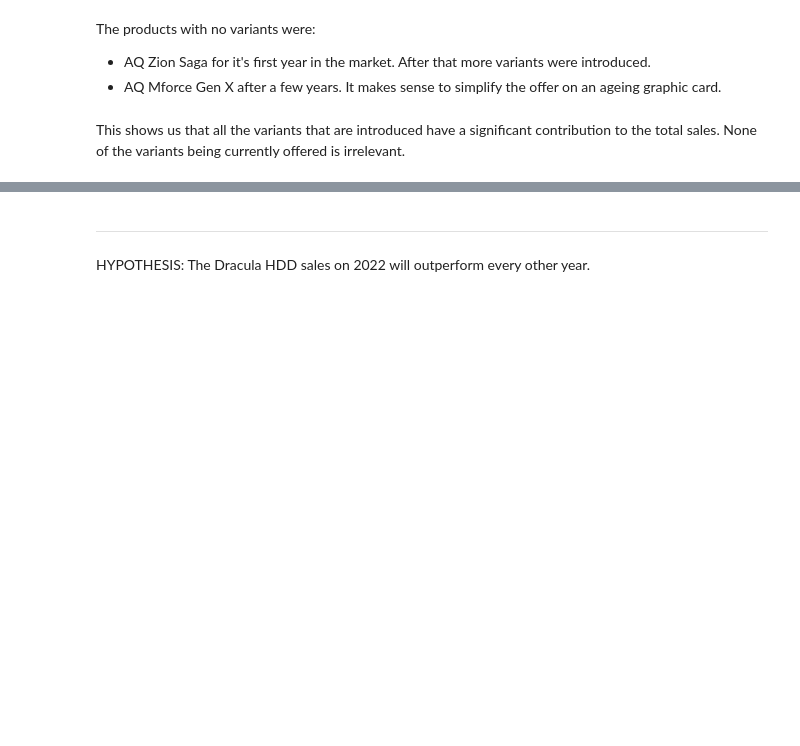
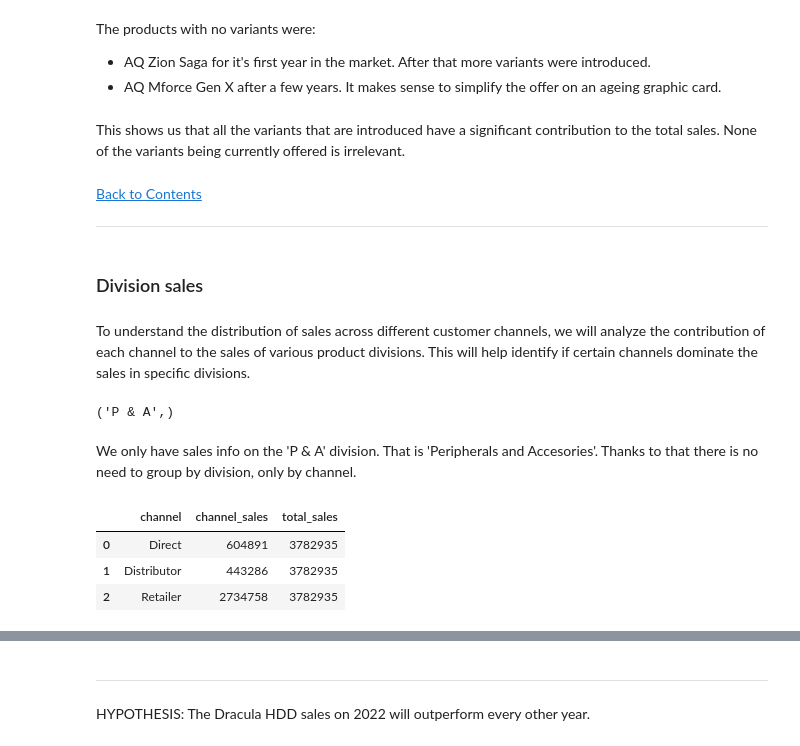
Before and after one commit to Silverscale/AtliQ_Products_Analysis, a Jupyter notebook: atliq_product_analysis.ipynb, the cells around one changed output, grey strips where cells are left out. Cells and saved outputs as stored; diff of their text form; code cells hidden in the pictures; blank space fills up the shorter version.

```diff
--- a/atliq_product_analysis.ipynb
+++ b/atliq_product_analysis.ipynb
@@ -1308,3 +1308,44 @@ fig.update_layout(
 fig.show()
 # %% [markdown]
 This shows us that all the variants that are introduced have a significant contribution to the total sales. None of the variants being currently offered is irrelevant.
+# %% [markdown]
+[Back to Contents](#contents)
+
+---
+# %% [markdown]
+### Division sales
+# %% [markdown]
+To understand the distribution of sales across different customer channels, we will analyze the contribution of each channel to the sales of various product divisions. This will help identify if certain channels dominate the sales in specific divisions.
+# %%
+# Check the sales data on divisions
+query = """
+SELECT DISTINCT division
+FROM dim_product
+    JOIN fact_sales_monthly USING(product_code)
+"""
+
+cursor.execute(query)
+print(*cursor.fetchall(), sep='\n')
+# %% [output]
+('P & A',)
+# %% [markdown]
+We only have sales info on the 'P & A' division. That is 'Peripherals and Accesories'. Thanks to that there is no need to group by division, only by channel.
+# %%
+query = """
+SELECT sales_by_channel.channel, sales_by_channel.channel_sales, total_sales.total_sales
+FROM (
+    SELECT channel, SUM(sold_quantity) as channel_sales
+    FROM fact_sales_monthly
+        JOIN dim_customer USING(customer_code)
+    GROUP BY channel) as sales_by_channel
+    JOIN (
+        SELECT SUM(sold_quantity) as total_sales
+        FROM fact_sales_monthly) as total_sales
+"""
+
+pd.read_sql_query(query, con)
+# %% [output]
+|  | channel | channel_sales | total_sales |
+| 0 | Direct | 604891 | 3782935 |
+| 1 | Distributor | 443286 | 3782935 |
+| 2 | Retailer | 2734758 | 3782935 |
```
Also changed, not shown: parts of 3 cells of this notebook.
